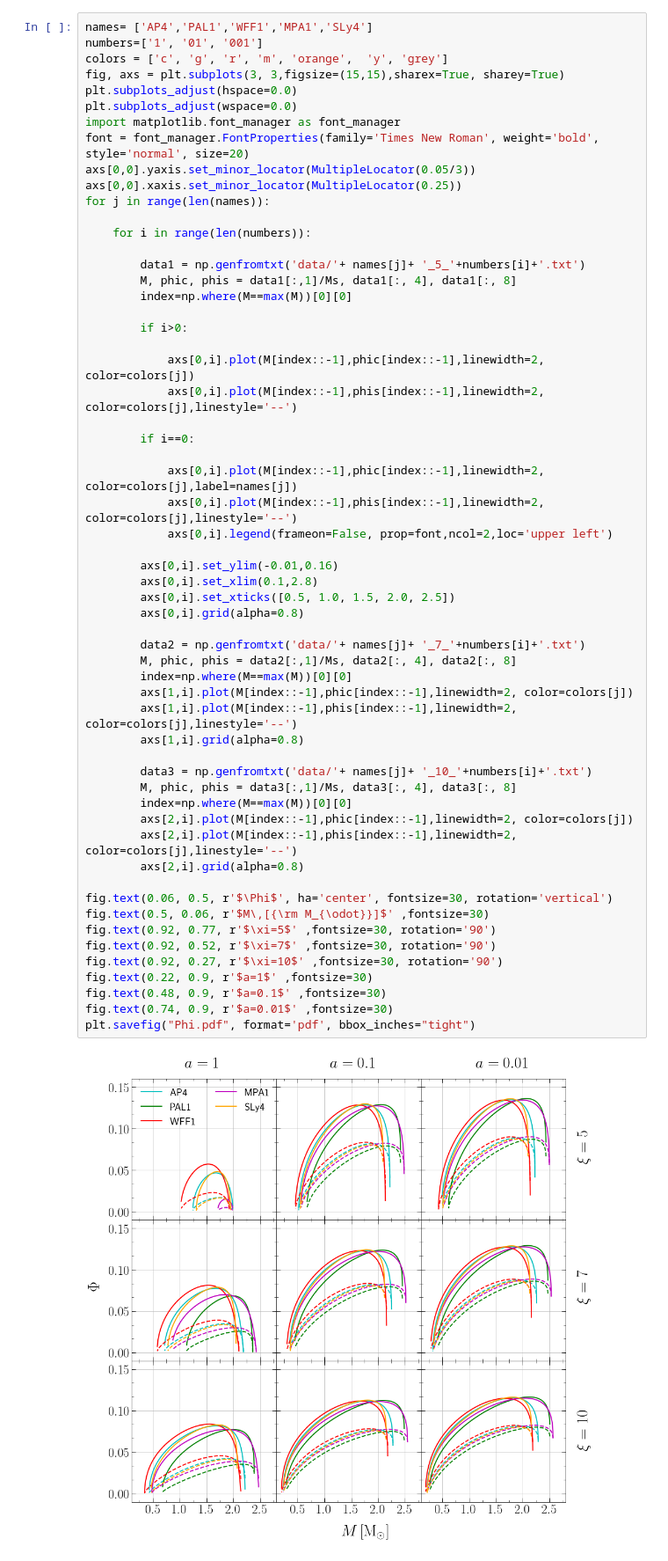
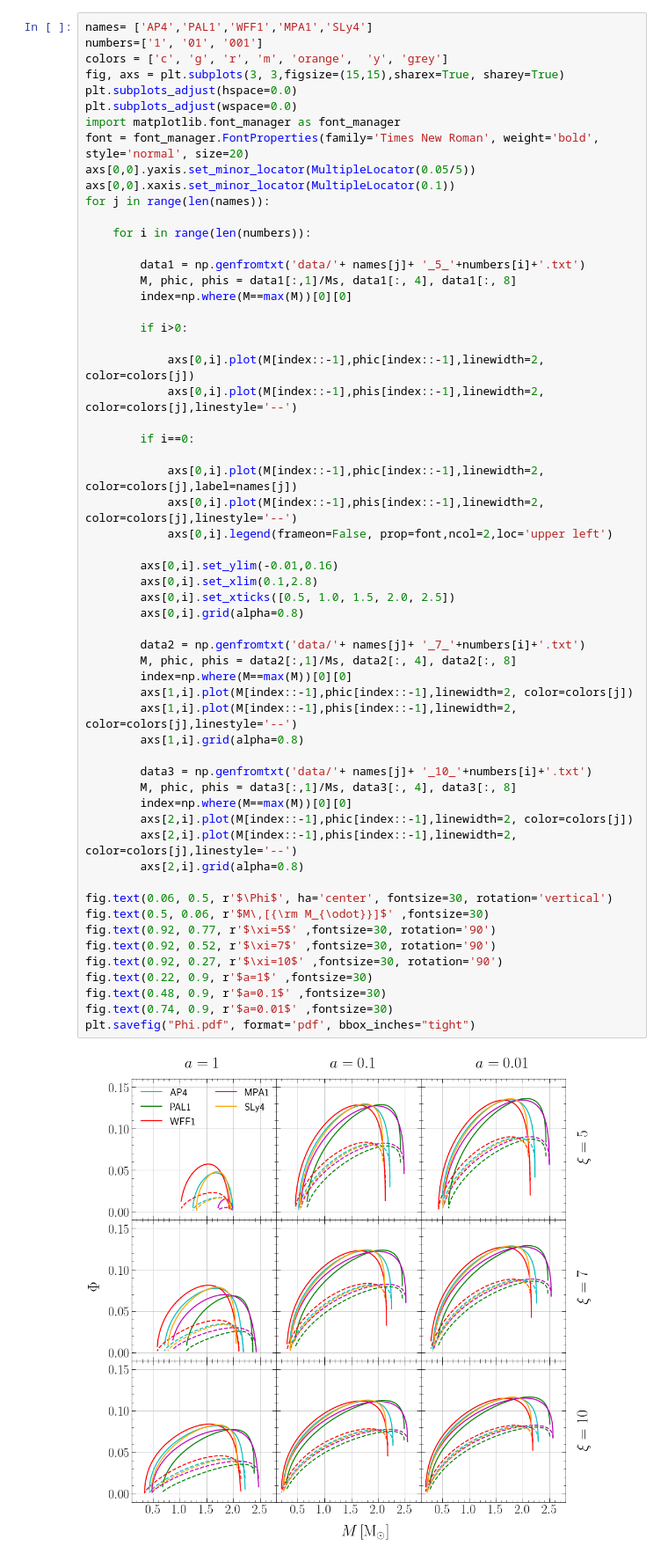
Before and after one commit to GravYong/scalarized_ns, a Jupyter notebook: Plot.ipynb, the cells around one changed output. Shown at 88% size. Saved outputs shown, nothing was run; the diff lists cells and outputs as text.

Commit message:
figures

```diff
--- a/Plot.ipynb
+++ b/Plot.ipynb
@@ -53,8 +53,8 @@ plt.subplots_adjust(hspace=0.0)
 plt.subplots_adjust(wspace=0.0)
 import matplotlib.font_manager as font_manager
 font = font_manager.FontProperties(family='Times New Roman', weight='bold', style='normal', size=20)
-axs[0,0].yaxis.set_minor_locator(MultipleLocator(0.05/3))
-axs[0,0].xaxis.set_minor_locator(MultipleLocator(0.25))
+axs[0,0].yaxis.set_minor_locator(MultipleLocator(0.05/5))
+axs[0,0].xaxis.set_minor_locator(MultipleLocator(0.1))
 for j in range(len(names)):
 
     for i in range(len(numbers)):
@@ -76,34 +76,34 @@ for j in range(len(names)):
 
         axs[0,i].set_ylim(-0.01,0.16)
         axs[0,i].set_xlim(0.1,2.8)
         axs[0,i].set_xticks([0.5, 1.0, 1.5, 2.0, 2.5])
         axs[0,i].grid(alpha=0.8)
 
         data2 = np.genfromtxt('data/'+ names[j]+ '_7_'+numbers[i]+'.txt')
         M, phic, phis = data2[:,1]/Ms, data2[:, 4], data2[:, 8]
         index=np.where(M==max(M))[0][0]
         axs[1,i].plot(M[index::-1],phic[index::-1],linewidth=2, color=colors[j])
         axs[1,i].plot(M[index::-1],phis[index::-1],linewidth=2, color=colors[j],linestyle='--')
         axs[1,i].grid(alpha=0.8)
 
         data3 = np.genfromtxt('data/'+ names[j]+ '_10_'+numbers[i]+'.txt')
         M, phic, phis = data3[:,1]/Ms, data3[:, 4], data3[:, 8]
         index=np.where(M==max(M))[0][0]
         axs[2,i].plot(M[index::-1],phic[index::-1],linewidth=2, color=colors[j])
         axs[2,i].plot(M[index::-1],phis[index::-1],linewidth=2, color=colors[j],linestyle='--')
         axs[2,i].grid(alpha=0.8)
 
 fig.text(0.06, 0.5, r'$\Phi$', ha='center', fontsize=30, rotation='vertical')
 fig.text(0.5, 0.06, r'$M\,[{\rm M_{\odot}}]$' ,fontsize=30)
 fig.text(0.92, 0.77, r'$\xi=5$' ,fontsize=30, rotation='90')
 fig.text(0.92, 0.52, r'$\xi=7$' ,fontsize=30, rotation='90')
 fig.text(0.92, 0.27, r'$\xi=10$' ,fontsize=30, rotation='90')
 fig.text(0.22, 0.9, r'$a=1$' ,fontsize=30)
 fig.text(0.48, 0.9, r'$a=0.1$' ,fontsize=30)
 fig.text(0.74, 0.9, r'$a=0.01$' ,fontsize=30)
 plt.savefig("Phi.pdf", format='pdf', bbox_inches="tight")
 # %% [output]
-[figure, old version]
+[figure, new version]
 # %%
 names= ['AP4','PAL1','WFF1','MPA1','SLy4']
 numbers=['1', '01', '001']
```
Also changed, not shown: parts of 2 cells of this notebook, 18 other files.
